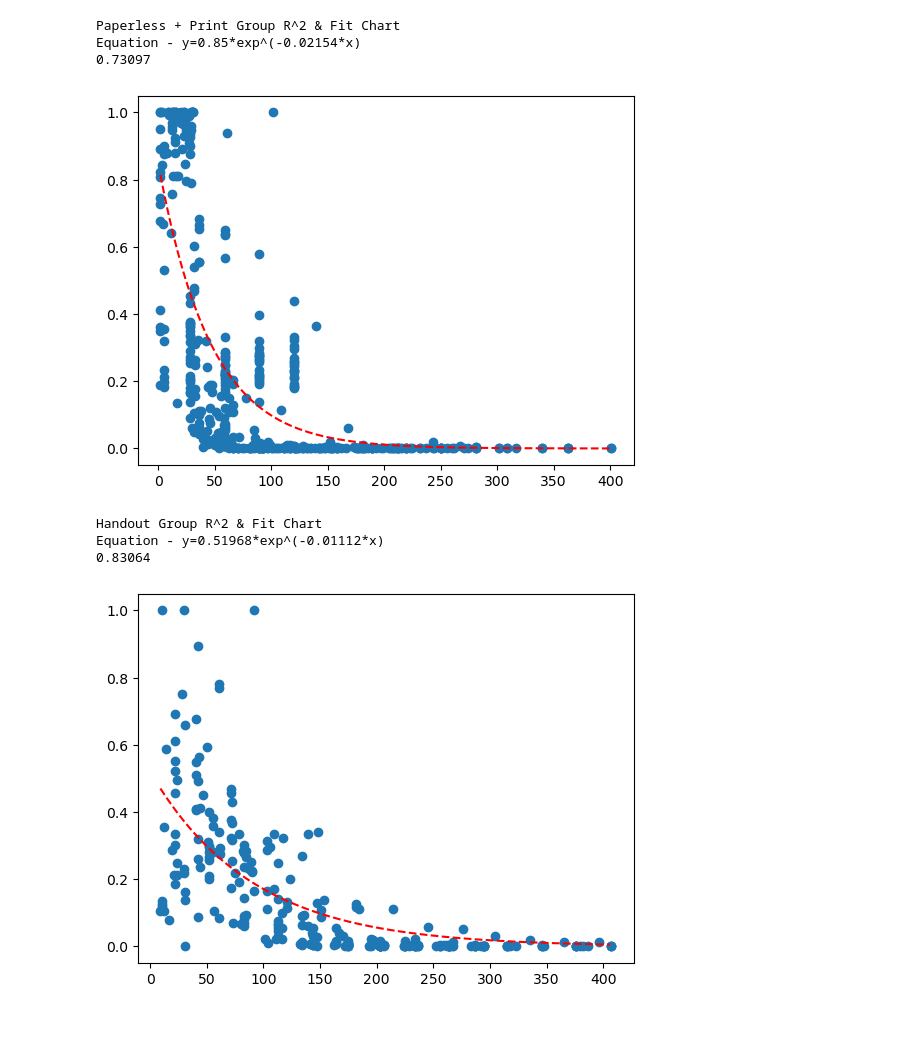
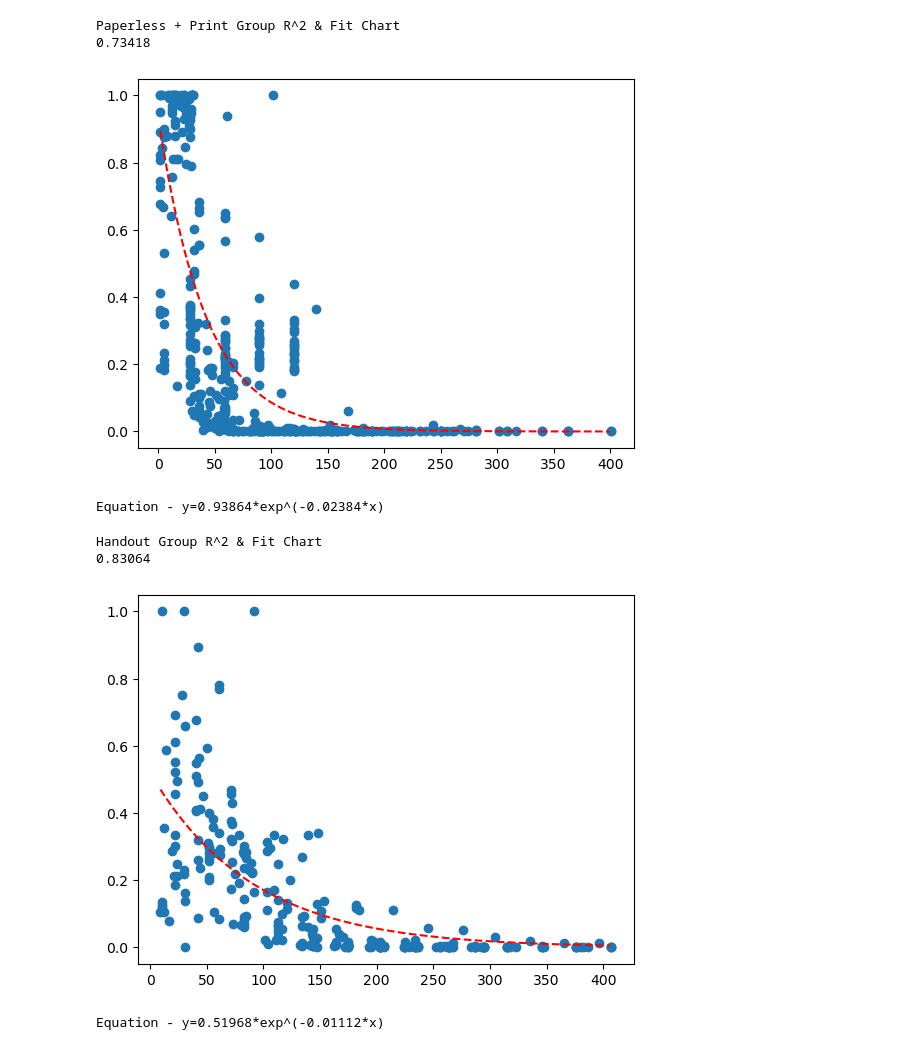
Before and after one commit to mdnorris/Bayer_Curves, a Jupyter notebook: Bayer_Curves.ipynb, the cells around one changed output. Drawn from its saved outputs; the diff is of its cells as text; code cells hidden in the pictures.

```diff
--- a/Bayer_Curves.ipynb
+++ b/Bayer_Curves.ipynb
@@ -9,11 +9,11 @@ def func(x, a, b):
     return a * np.exp(-b * x)
 
 
-def rsquared(x, y, a, b):
+def r_squared(x, y, a, b):
     res = y - func(x, a, b)
-    ss_r = np.sum(res**2)
-    ss_tot = np.sum((y - np.mean(y)**2))
-    r_sq = np.round((1 - (ss_r / ss_tot)),5)
+    ss_r = np.sum(res ** 2)
+    ss_tot = np.sum((y - np.mean(y) ** 2))
+    r_sq = np.round((1 - (ss_r / ss_tot)), 5)
     print(r_sq)
 
 
@@ -22,12 +22,22 @@ def plot_curve(x, y, a, b):
     y_est = func(x_est, a, b)
     plt.figure()
     plt.scatter(x, y)
-    plt.plot(x_est, y_est, '--', color = 'red')
+    plt.plot(x_est, y_est, '--', color='red')
     plt.show()
+
+
+def output(x, y, p0):
+    popt, pcov = cf(func, x, y, p0)
+    a = np.round(popt[0], 5)
+    b = np.round(popt[1], 5)
+    r_squared(x, y, a, b)
+    plot_curve(x, y, a, b)
+    return a, b
 # %%
 # Load Bayer Curves
 # Data has media type to break into appropriate groups and run curves
 all_coupons = pd.read_csv('D:/GDrive/bayer_curves.csv')
+p0 = [1.0, .05]
 # %%
 #Sunday FSI Curve
 sun_fsi = all_coupons[all_coupons["Media_Type"] == "SUNDAY FSI"]
@@ -78,32 +75,27 @@ Equation - y=1.0579*exp^(-0.02303*x)
 # %%
-# Paperless + Print At Home, Print at Home, Paperless + Print at Home + Handout
+# Paperless + Print At Home, Print at Home, Paperless + Print at Home Curve
 paper_print1 = all_coupons[all_coupons["Media_Type"] == "PAPERLESS + PRINT AT HOME"]
 paper_print2 = (all_coupons[all_coupons["Media_Type"] == "PRINT AT HOME"])
 paper_print3 = (all_coupons[all_coupons["Media_Type"] == "PAPERLESS + PRINT AT HOME + HANDOUT"])
 paper_print4 = paper_print1.append(paper_print2, ignore_index=True)
 paper_print = paper_print4.append(paper_print3, ignore_index=True)
 
 np_paper_print = paper_print[['Time_Since_Issue',
-                      'Total_Dist_Percent']].to_numpy(dtype = float)
+                              'Total_Dist_Percent']].to_numpy(dtype=float)
 
-x = np_paper_print[:,0]
-y = np_paper_print[:,1]
-
-popt, pcov = cf(func, x, y, bounds = (0, [.85, .06]))
-a = np.round(popt[0], 5)
-b = np.round(popt[1], 5)
+x = np_paper_print[:, 0]
+y = np_paper_print[:, 1]
 
 print('Paperless + Print Group R^2 & Fit Chart')
+a, b = output(x, y, p0)
 print('Equation - y=' + a.astype(str) + '*exp^(-' + b.astype(str) + '*x)')
-rsquared(x, y, a, b)
-
-plot_curve(x, y, a, b)
 # %% [output]
 Paperless + Print Group R^2 & Fit Chart
-Equation - y=0.85*exp^(-0.02154*x)
-0.73097
+0.73418
-[figure, old version]
+[figure, new version]
+Equation - y=0.93864*exp^(-0.02384*x)
 # %%
+# Handout Checkout Curve
 # HANDOUT, HANDOUT IN-STORE, HANDOUT IN-STORE DISPLAY, HANDOUT IN-STORE TEARPAD,
 # HANDOUT SHELF DISPENSER, HANDOUT WITH SAMPLE, INSTANT ON-PACK,
 # INSTANT ON-PACK FACTORY APPLIED, ON-PACK
@@ -127,22 +119,16 @@ handout_temp7 = handout_temp6.append(handout8, ignore_index=True)
 handout = handout_temp7.append(handout9, ignore_index=True)
 
 np_handout = handout[['Time_Since_Issue',
-                      'Total_Dist_Percent']].to_numpy(dtype = float)
+                      'Total_Dist_Percent']].to_numpy(dtype=float)
 
-x = np_handout[:,0]
-y = np_handout[:,1]
-
-popt, pcov = cf(func, x, y, bounds = (0, [.85, .06]))
-a = np.round(popt[0], 5)
-b = np.round(popt[1], 5)
+x = np_handout[:, 0]
+y = np_handout[:, 1]
 
 print('Handout Group R^2 & Fit Chart')
+a, b = output(x, y, p0)
 print('Equation - y=' + a.astype(str) + '*exp^(-' + b.astype(str) + '*x)')
-rsquared(x, y, a, b)
-
-plot_curve(x, y, a, b)
 # %% [output]
 Handout Group R^2 & Fit Chart
-Equation - y=0.51968*exp^(-0.01112*x)
 0.83064
 [figure]
+Equation - y=0.51968*exp^(-0.01112*x)
```
Also changed, not shown: parts of 5 cells of this notebook.
